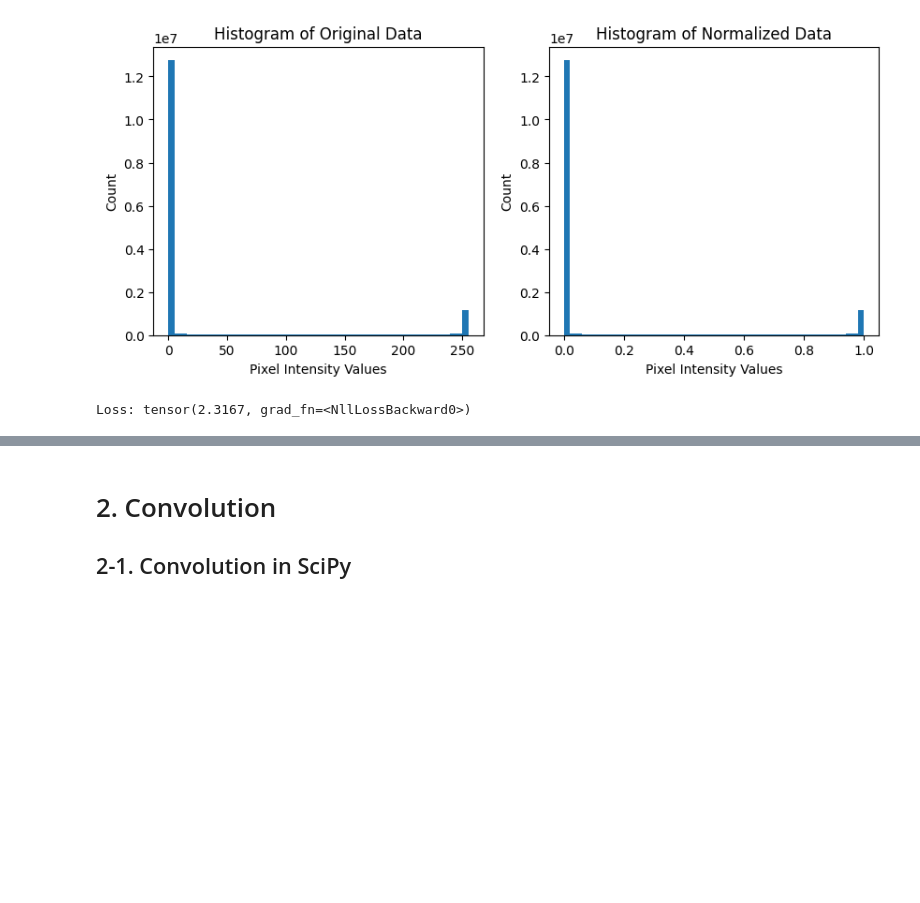
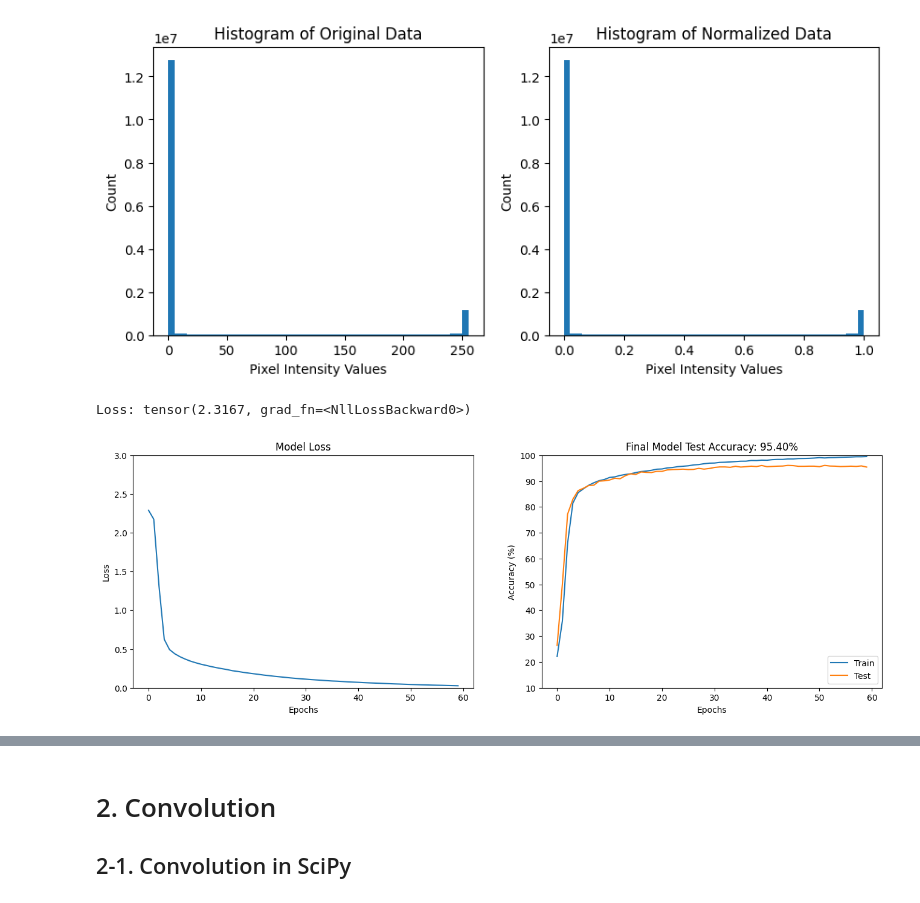
Before and after one commit to yungshun317/torch-nlp, a Jupyter notebook: convolutional_neural_networks.ipynb, the cells around one changed output, grey strips where cells are left out. Drawn from its saved outputs; the diff is of its cells as text; code cells hidden in the pictures; blank space fills up the shorter version.

```diff
--- a/convolutional_neural_networks.ipynb
+++ b/convolutional_neural_networks.ipynb
@@ -263,19 +263,23 @@ trainAcc,testAcc,losses,net = function2trainTheModel()
 # %%
-fig,ax = plt.subplots(1,2,figsize=(16,5))
+train_accuracies, test_accuracies, losses, model = train()
+
+fig, ax = plt.subplots(1, 2, figsize=(16, 5))
 
 ax[0].plot(losses)
 ax[0].set_xlabel('Epochs')
 ax[0].set_ylabel('Loss')
-ax[0].set_ylim([0,3])
-ax[0].set_title('Model loss')
+ax[0].set_ylim([0, 3])
+ax[0].set_title('Model Loss')
 
-ax[1].plot(trainAcc,label='Train')
-ax[1].plot(testAcc,label='Test')
+ax[1].plot(train_accuracies, label='Train')
+ax[1].plot(test_accuracies, label='Test')
 ax[1].set_xlabel('Epochs')
 ax[1].set_ylabel('Accuracy (%)')
-ax[1].set_ylim([10,100])
-ax[1].set_title(f'Final model test accuracy: {testAcc[-1]:.2f}%')
+ax[1].set_ylim([10, 100])
+ax[1].set_title(f'Final Model Test Accuracy: {test_accuracies[-1]:.2f}%')
 ax[1].legend()
 
 plt.show()
+# %% [output]
+[figure, added]
 # %%
```
Also changed, not shown: parts of 6 cells of this notebook.
